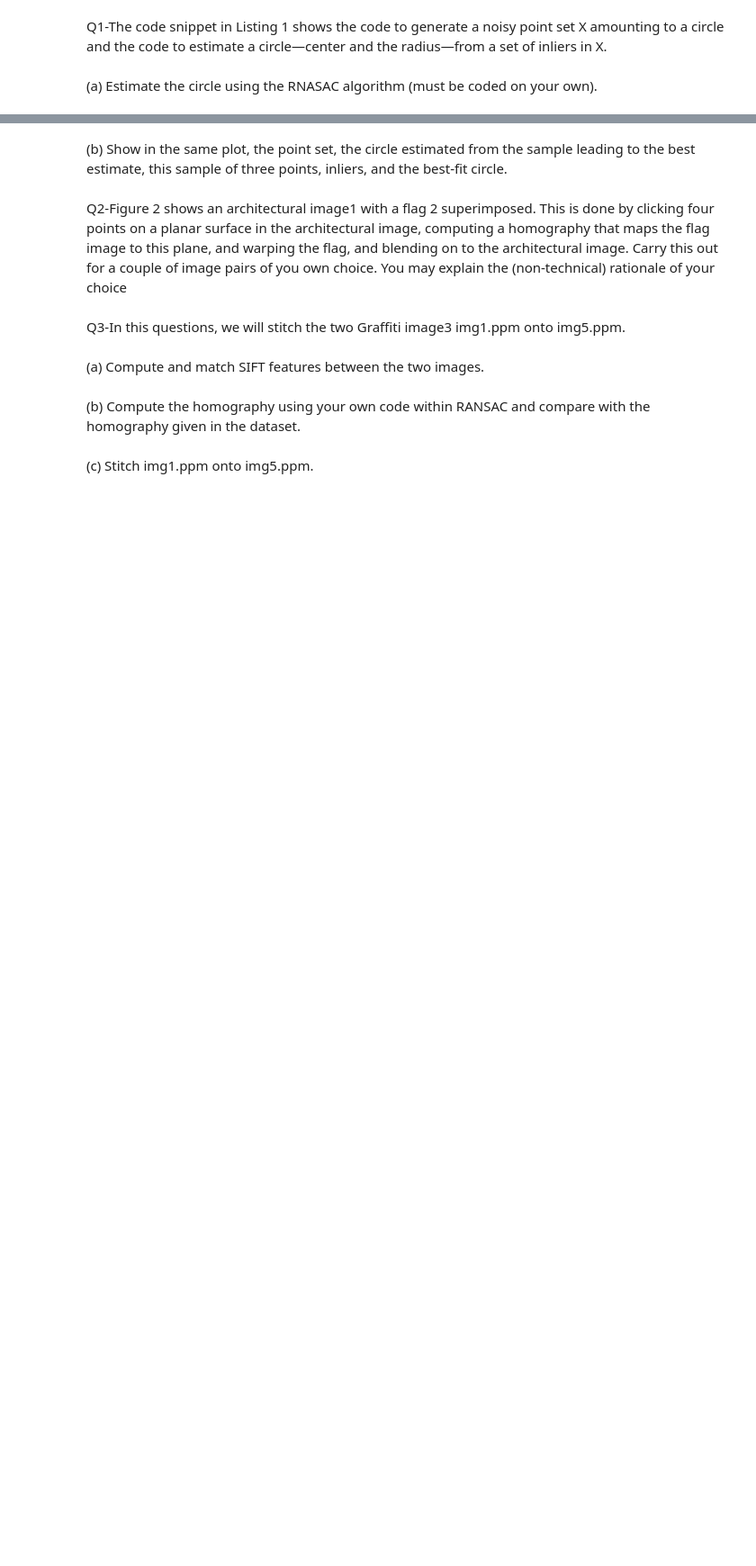
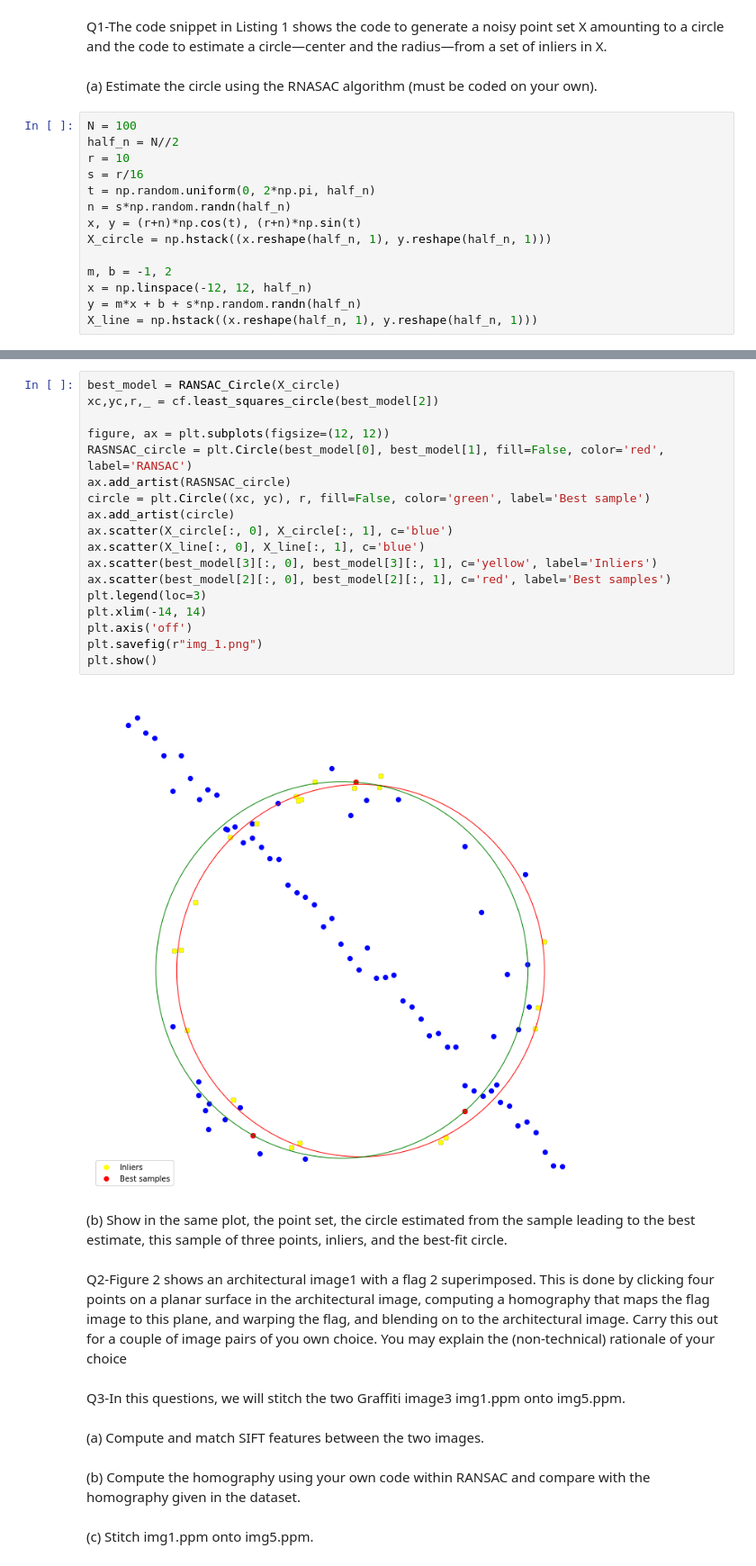
Before and after one commit to rmklakshan/Assignment-02, a Jupyter notebook: Code.ipynb, the cells around one changed output, grey strips where cells are left out. Shown: that part at 90% size. Saved outputs shown, nothing was run; the diff lists cells and outputs as text; blank space fills up the shorter version.

```diff
--- a/Code.ipynb
+++ b/Code.ipynb
@@ -14,3 +15,17 @@ Q1-The code snippet in Listing 1 shows the code to generate a noisy point set X
 code to estimate a circle—center and the radius—from a set of inliers in X.
 # %% [markdown]
 (a) Estimate the circle using the RNASAC algorithm (must be coded on your own).
+# %%
+N = 100
+half_n = N//2
+r = 10
+s = r/16
+t = np.random.uniform(0, 2*np.pi, half_n)
+n = s*np.random.randn(half_n)
+x, y = (r+n)*np.cos(t), (r+n)*np.sin(t)
+X_circle = np.hstack((x.reshape(half_n, 1), y.reshape(half_n, 1)))
+
+m, b = -1, 2
+x = np.linspace(-12, 12, half_n)
+y = m*x + b + s*np.random.randn(half_n)
+X_line = np.hstack((x.reshape(half_n, 1), y.reshape(half_n, 1)))
@@ -17,3 +60,23 @@ code to estimate a circle—center and the radius—from a set of inliers in X.
+# %%
+best_model = RANSAC_Circle(X_circle)
+xc,yc,r,_ = cf.least_squares_circle(best_model[2])
+
+figure, ax = plt.subplots(figsize=(12, 12))
+RASNSAC_circle = plt.Circle(best_model[0], best_model[1], fill=False, color='red', label='RANSAC')
+ax.add_artist(RASNSAC_circle)
+circle = plt.Circle((xc, yc), r, fill=False, color='green', label='Best sample')
+ax.add_artist(circle)
+ax.scatter(X_circle[:, 0], X_circle[:, 1], c='blue')
+ax.scatter(X_line[:, 0], X_line[:, 1], c='blue')
+ax.scatter(best_model[3][:, 0], best_model[3][:, 1], c='yellow', label='Inliers')
+ax.scatter(best_model[2][:, 0], best_model[2][:, 1], c='red', label='Best samples')
+plt.legend(loc=3)
+plt.xlim(-14, 14)
+plt.axis('off')
+plt.savefig(r"img_1.png")
+plt.show()
+# %% [output]
+[figure, added]
 # %% [markdown]
 (b) Show in the same plot, the point set, the circle estimated from the sample leading to the best estimate,
 this sample of three points, inliers, and the best-fit circle.
```
Also changed, not shown: parts of 2 cells of this notebook, 2 other files.
